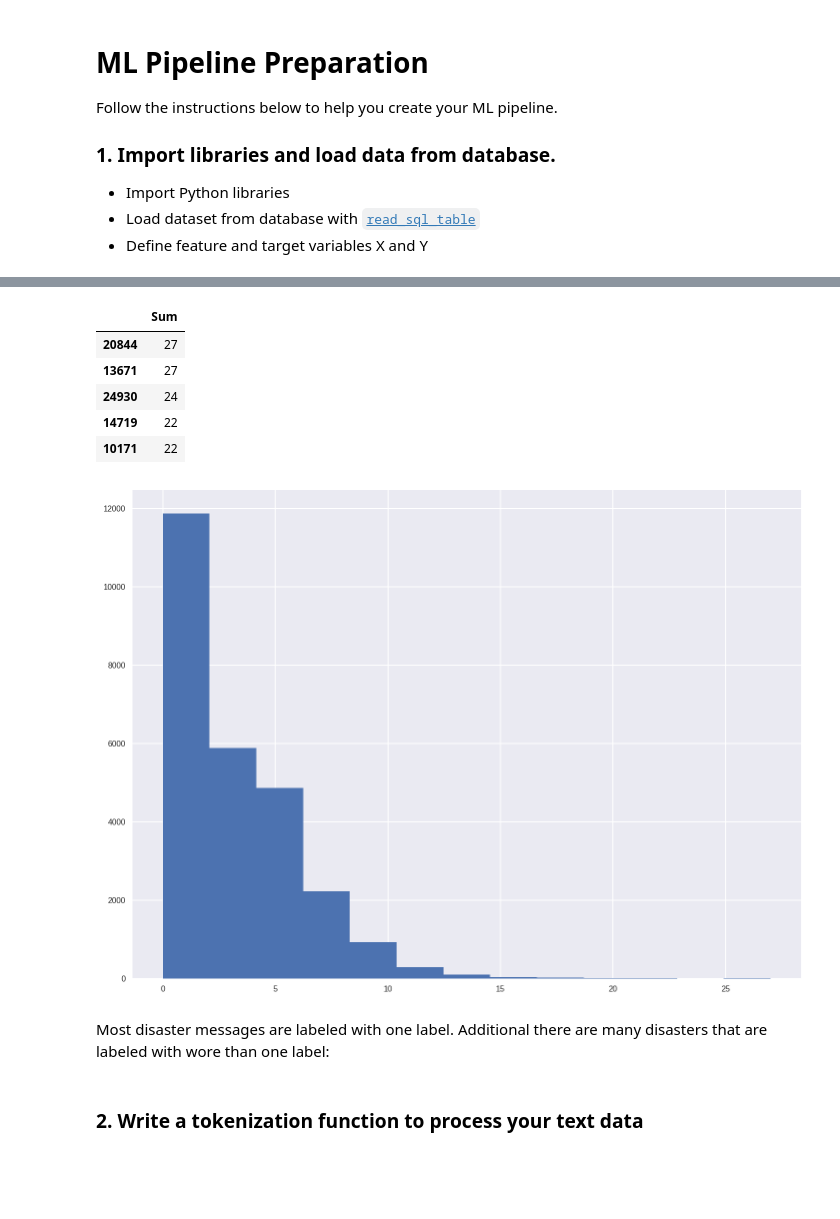
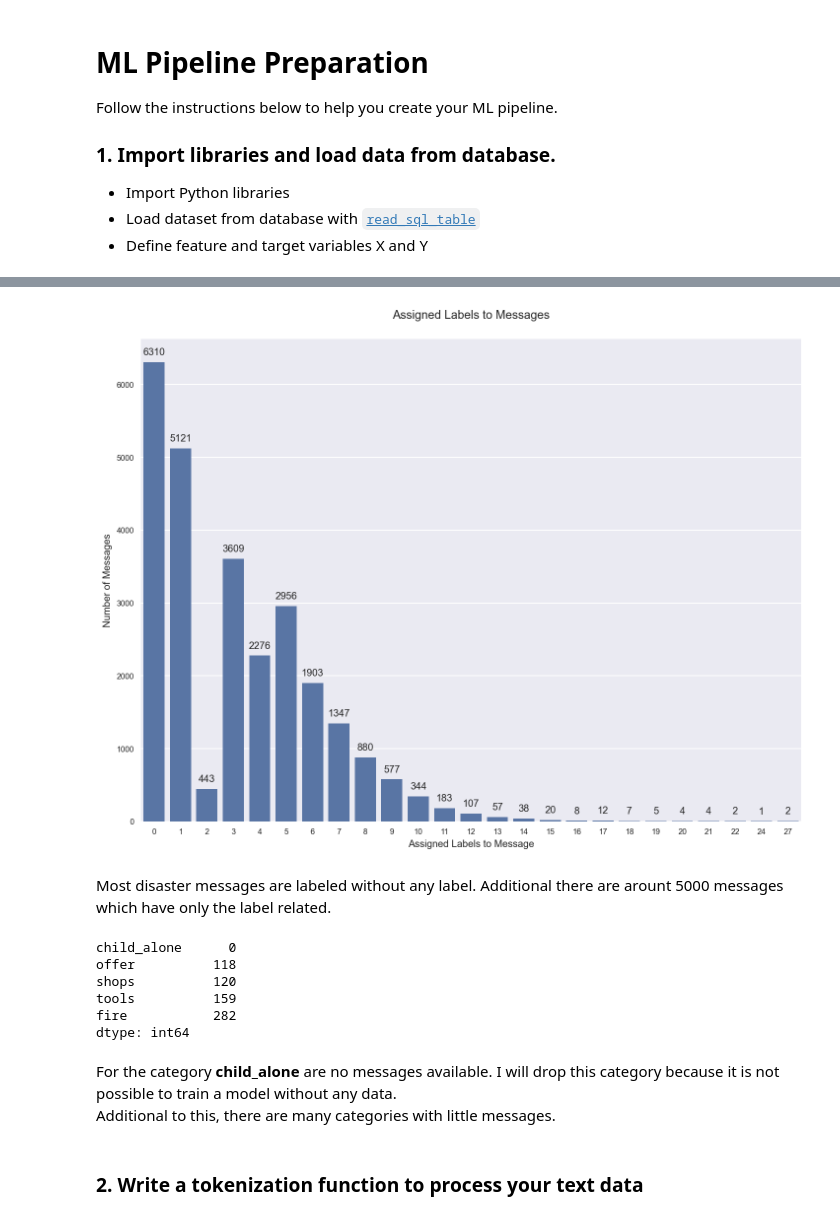
Before and after one commit to DigiData-Flo/DisasterResponse, a Jupyter notebook: notebooks/ML Pipeline Preparation.ipynb, the cells around one changed output, grey strips where cells are left out. Saved outputs shown, nothing was run; the diff lists cells and outputs as text; code cells hidden in the pictures; blank space fills up the shorter version.

Commit message:
completed ETL and ML pipelines, create plots for web app

```diff
--- a/notebooks/ML Pipeline Preparation.ipynb
+++ b/notebooks/ML Pipeline Preparation.ipynb
@@ -58,7 +53,7 @@ mpl.rcParams['ytick.labelsize'] = 8
 mpl.rcParams['figure.titlesize'] = 'xx-large'
 mpl.rcParams['axes.titlesize'] = 'large'
 
-#mpl.rcParams['axes.titley'] = 1.03
+mpl.rcParams['axes.titley'] = 1.03
 # %%
 nltk.download('punkt')
 nltk.download('wordnet')
@@ -75,6 +132,6 @@ True
 # %%
 # load data from database
-engine = create_engine('sqlite:///DisasterResponse.db')
+engine = create_engine('sqlite:///../data/DisasterResponse.db')
 df = pd.read_sql_table('labeled_messages', engine)
 X = df.iloc[:,1]
 y = df.iloc[:,4:]
@@ -84,20 +141,30 @@ labels = list(y.columns)
 # %%
 ## Check which text messages have assigned labels
 disasters_assigned = pd.DataFrame(y.sum(axis=1), columns=['Sum']).sort_values(by='Sum', ascending=False)
-# %%
-## Disasters with the count of assigned labels
-disasters_assigned.head(5)
-# %% [output]
-|  | Sum |
-| 20844 | 27 |
-| 13671 | 27 |
-| 24930 | 24 |
-| 14719 | 22 |
-| 10171 | 22 |
-# %%
-## Histogram of assigned labels
-plt.hist(x=disasters_assigned.Sum, bins=13);
-# %% [output]
-[figure, removed]
+# %%
+
+ax = sns.countplot(data=disasters_assigned, x='Sum',color=blue)
+plt.title('Assigned Labels to Messages')
+plt.xlabel('Assigned Labels to Message')
+plt.ylabel('Number of Messages')
+
+for p in ax.patches:
+    text = '{}'.format(int(p.get_height()))
+    xy = (p.get_x() + p.get_width() / 2, p.get_y() + p.get_height())
+    ax.annotate(text, xy, ha = 'center', va = 'center', xytext = (0, 10), textcoords = 'offset points')
+# %% [output]
+[figure, added]
 # %% [markdown]
-Most disaster messages are labeled with one label. Additional there are many disasters that are labeled with wore than one label:
+Most disaster messages are labeled without any label. Additional there are arount 5000 messages which have only the label related.
+# %%
+y.sum().sort_values().head()
+# %% [output]
+child_alone      0
+offer          118
+shops          120
+tools          159
+fire           282
+dtype: int64
+# %% [markdown]
+For the category **child_alone** are no messages available. I will drop this category because it is not possible to train a model without any data.<br>
+Additional to this, there are many categories with little messages.
```
Also changed, not shown: parts of 87 cells of this notebook, 13 other files.
